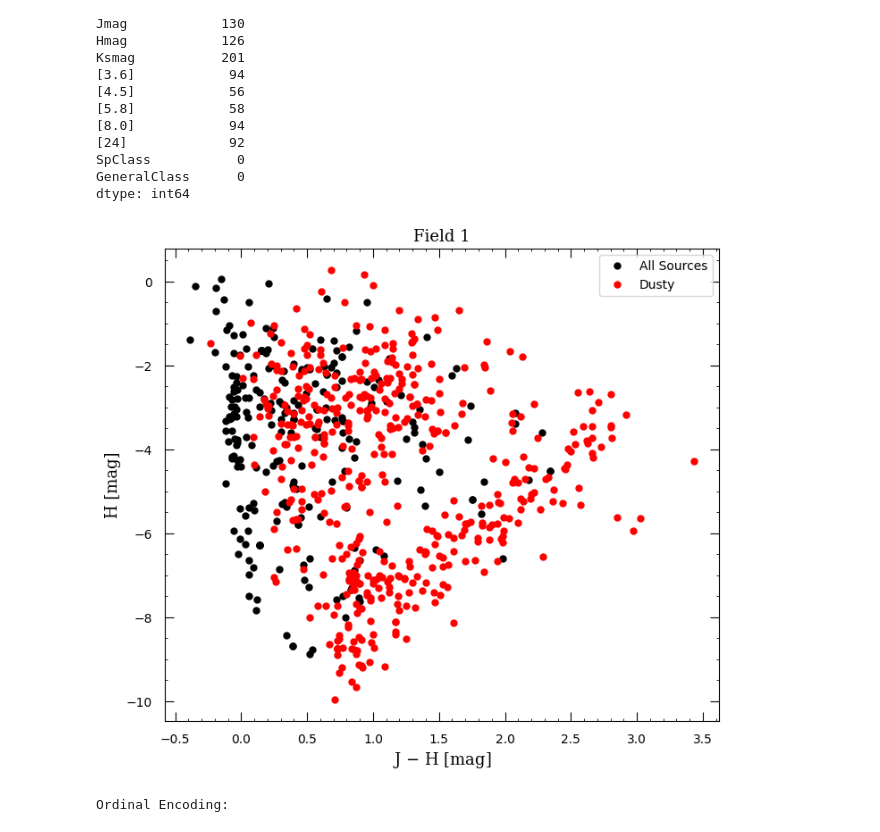
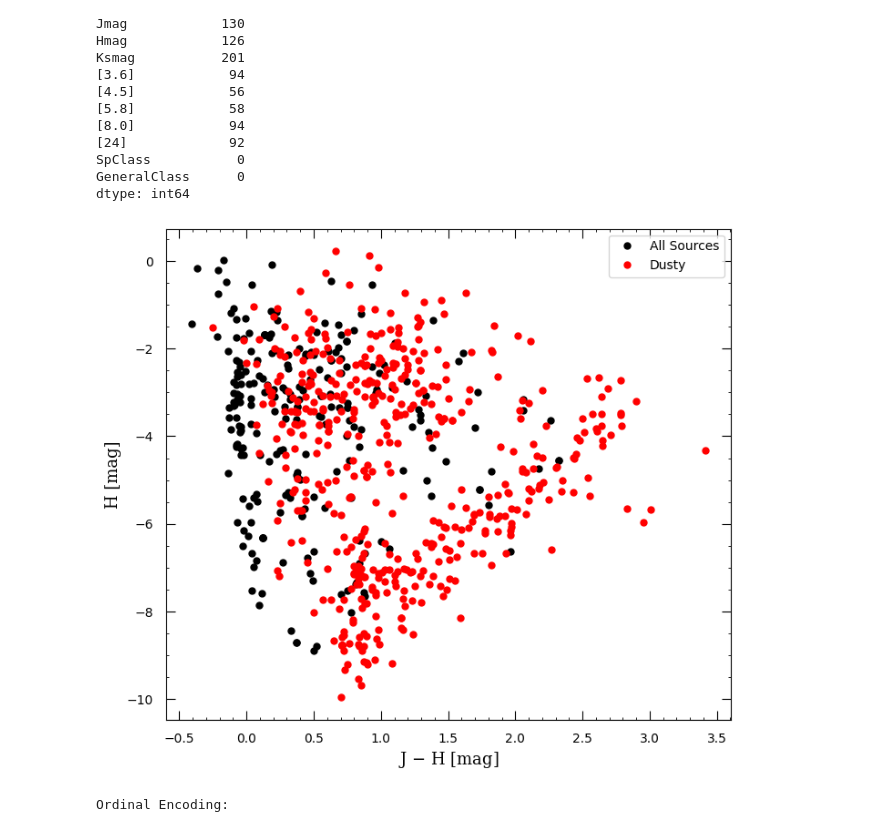
Before and after one commit to Mahdi-Abdollahii/Dusty-Stellar-Sources-Classification, a Jupyter notebook: Data_Visualization.ipynb, the cells around one changed output. Saved outputs shown, nothing was run; the diff lists cells and outputs as text; code cells hidden in the pictures.

```diff
--- a/Data_Visualization.ipynb
+++ b/Data_Visualization.ipynb
@@ -70,37 +70,37 @@ dtype: int64
 # %%
 plt.figure(figsize = (8,7), dpi = 100)
 
-plt.title('Field 1', fontsize = 13, fontname = "serif")
+#plt.title('Field 1', fontsize = 13, fontname = "serif")
 
 plt.tick_params(axis='both',which='major', length=7    ,pad=10,direction='in')
 plt.tick_params(axis='y'   ,which='both' ,left= True   ,direction='in')
 plt.tick_params(axis='x'   ,which='both' ,bottom= True ,direction='in')
 plt.tick_params(axis='x'   ,which='both' ,top= True    ,direction='in')
 plt.tick_params(axis='y'   ,which='both' ,right= True  ,direction='in')
 plt.minorticks_on()
 
 # xmax , xmin = 5.5 , -0.5
 # ymax , ymin = 19  , 10
 
 # plt.xticks(np.arange(xmin , xmax , step=1))
 # plt.yticks(np.arange(ymin , ymax , step=1))
 # plt.xlim(xmin, xmax )
 # plt.ylim(ymax, ymin )
 
 #Selected Stars 'LPV'
 plt.xlabel('J $-$ H [mag]', fontsize = 13, fontname = "serif")
 plt.ylabel('H [mag]'          , fontsize = 13, fontname = "serif")
 
 #All
 df1 = df[df['GeneralClass'] == 'Other']
 df2 = df[df['GeneralClass'] == 'DSS']
 plt.plot(df1['Jmag'] - df1['Hmag'], df1['Hmag'] ,'k.', markersize = '10', label = 'All Sources')
 plt.plot(df2['Jmag'] - df2['Hmag'], df2['Hmag'] ,'r.', markersize = '10', label = 'Dusty')
 
 plt.legend(loc='upper right')
-plt.savefig('CMD_All_nan.jpeg', bbox_inches='tight', dpi = 400)
+plt.savefig('CMD_All_nan.png', bbox_inches='tight', dpi = 400)
 # %% [output]
-[figure, old version]
+[figure, new version]
 # %%
 from sklearn import preprocessing
 
```
Also changed, not shown: parts of 11 cells of this notebook.
